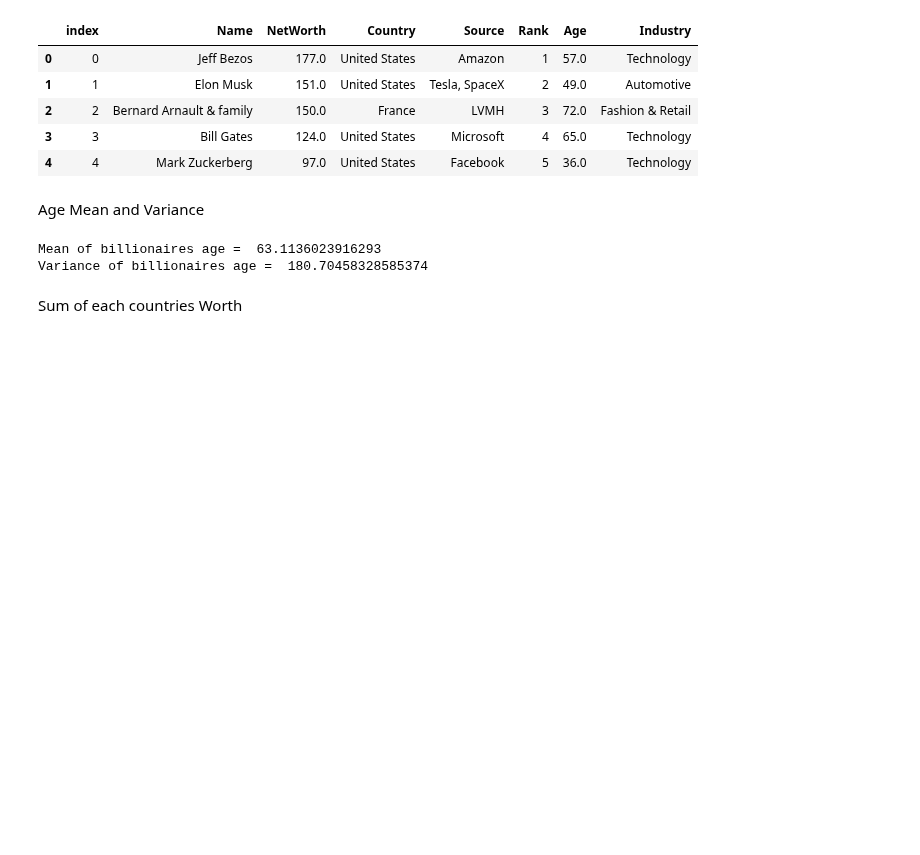
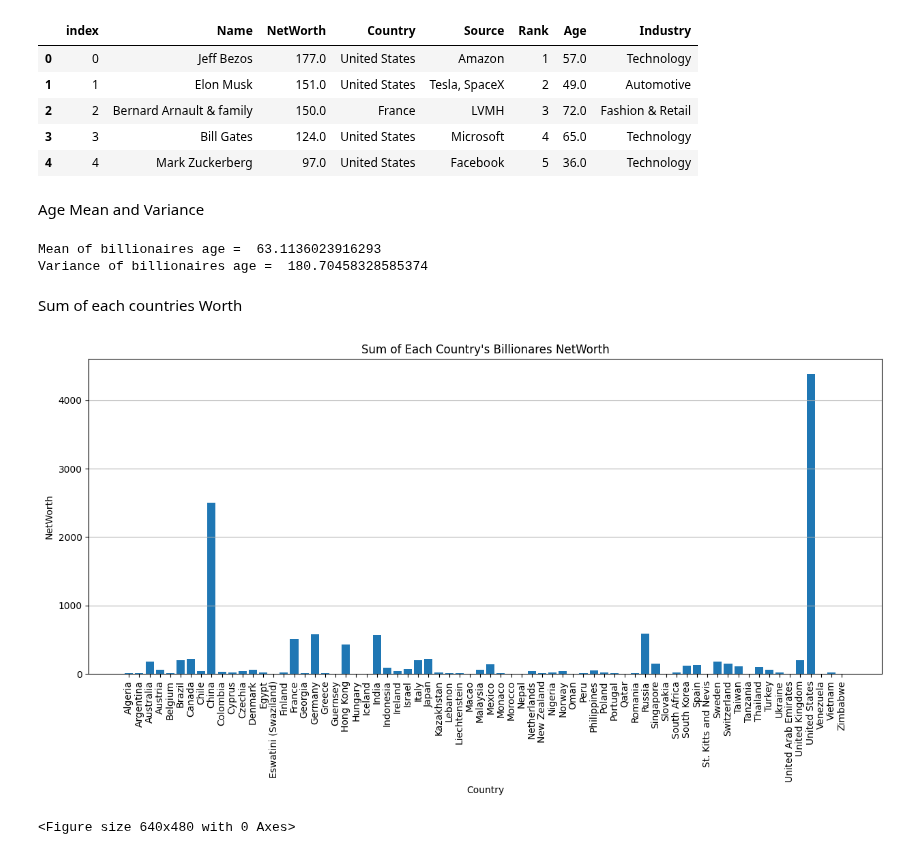
Before and after one commit to TaRa1999R/Data_Science, a Jupyter notebook: assignment40/1-billionaires.ipynb, the cells around one changed output. Saved outputs shown, nothing was run; the diff lists cells and outputs as text; code cells hidden in the pictures; blank space fills up the shorter version.

Commit message:
Data_Science

```diff
--- a/assignment40/1-billionaires.ipynb
+++ b/assignment40/1-billionaires.ipynb
@@ -56,3 +56,21 @@ Mean of billionaires age =  63.1136023916293
 Variance of billionaires age =  180.70458328585374
 # %% [markdown]
 Sum of each countries Worth
+# %%
+df_country = data.groupby (['Country'])['NetWorth'].sum().reset_index ()
+df_country
+
+plt.figure (figsize = (15 , 6))
+plt.bar (df_country['Country'] , df_country['NetWorth'])
+
+plt.xticks (rotation = 'vertical')
+plt.xlabel ('Country')
+plt.ylabel ('NetWorth')
+plt.title ("Sum of Each Country's Billionares NetWorth")
+
+plt.grid (axis= 'y')
+plt.show ()
+plt.savefig ('outputs\output1 networth sum.jpg')
+# %% [output]
+[figure, added]
+<Figure size 640x480 with 0 Axes>
```
